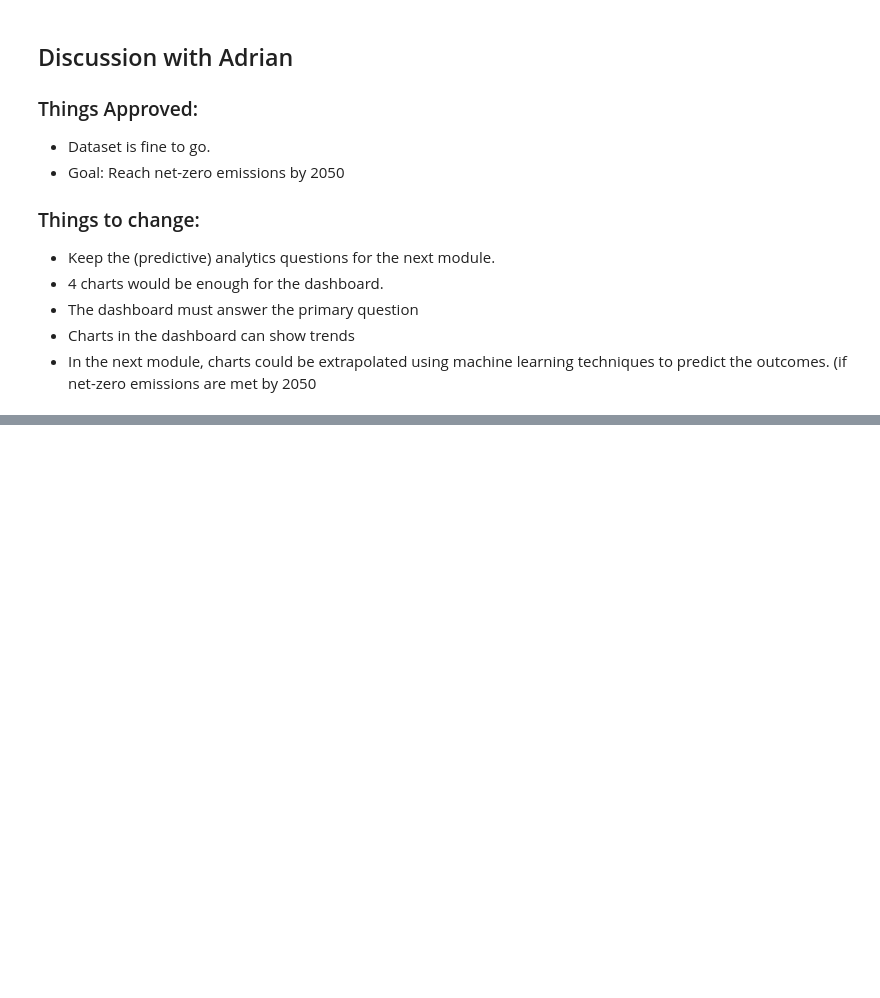
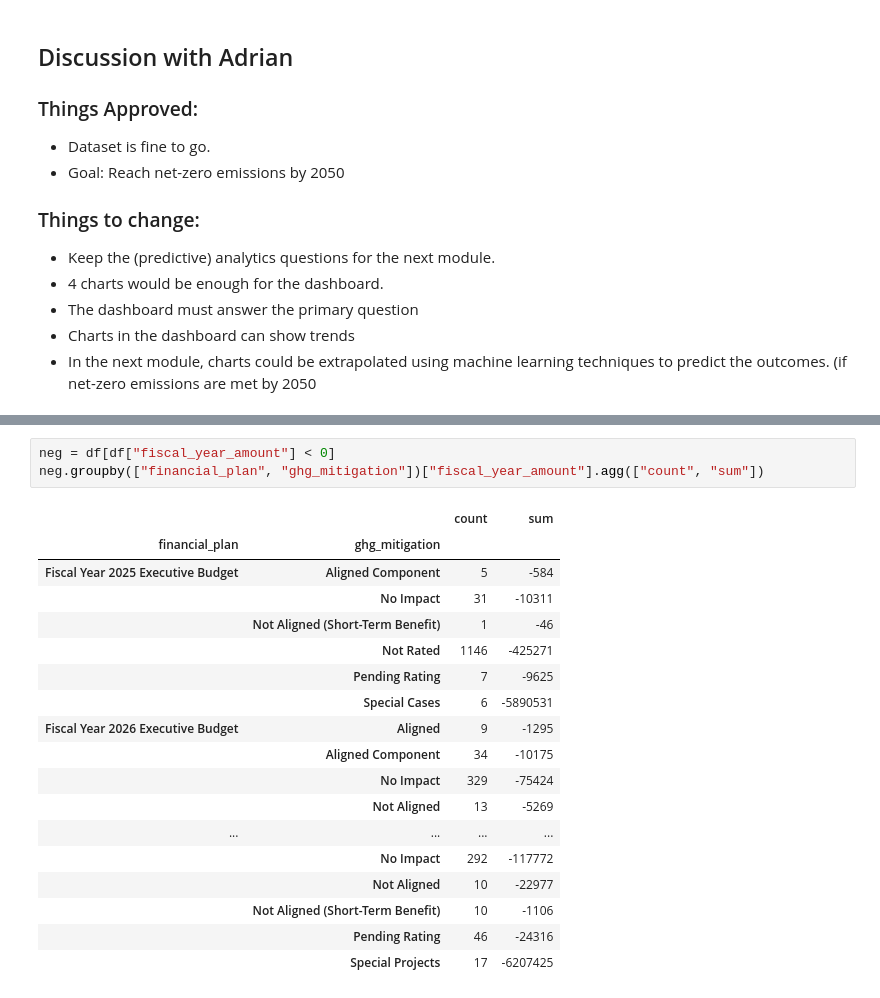
Before and after one commit to syed199921/nyc_climate_budget_analytics, a Jupyter notebook: assignment_3.ipynb, the cells around one changed output, grey strips where cells are left out. Cells and saved outputs as stored; diff of their text form; blank space fills up the shorter version.

```diff
--- a/assignment_3.ipynb
+++ b/assignment_3.ipynb
@@ -160,0 +410,22 @@ Reaching net-zero greenhouse gas emissions citywide by 2050.
+# %%
+neg = df[df["fiscal_year_amount"] < 0]
+neg.groupby(["financial_plan", "ghg_mitigation"])["fiscal_year_amount"].agg(["count", "sum"])
+# %% [output]
+|  |  | count | sum |
+| financial_plan | ghg_mitigation |  |  |
+| Fiscal Year 2025 Executive Budget | Aligned Component | 5 | -584 |
+|  | No Impact | 31 | -10311 |
+|  | Not Aligned (Short-Term Benefit) | 1 | -46 |
+|  | Not Rated | 1146 | -425271 |
+|  | Pending Rating | 7 | -9625 |
+|  | Special Cases | 6 | -5890531 |
+| Fiscal Year 2026 Executive Budget | Aligned | 9 | -1295 |
+|  | Aligned Component | 34 | -10175 |
+|  | No Impact | 329 | -75424 |
+|  | Not Aligned | 13 | -5269 |
+| ... | ... | ... | ... |
+|  | No Impact | 292 | -117772 |
+|  | Not Aligned | 10 | -22977 |
+|  | Not Aligned (Short-Term Benefit) | 10 | -1106 |
+|  | Pending Rating | 46 | -24316 |
+|  | Special Projects | 17 | -6207425 |
```
Also changed, not shown: parts of 54 cells of this notebook, 12 other files.
